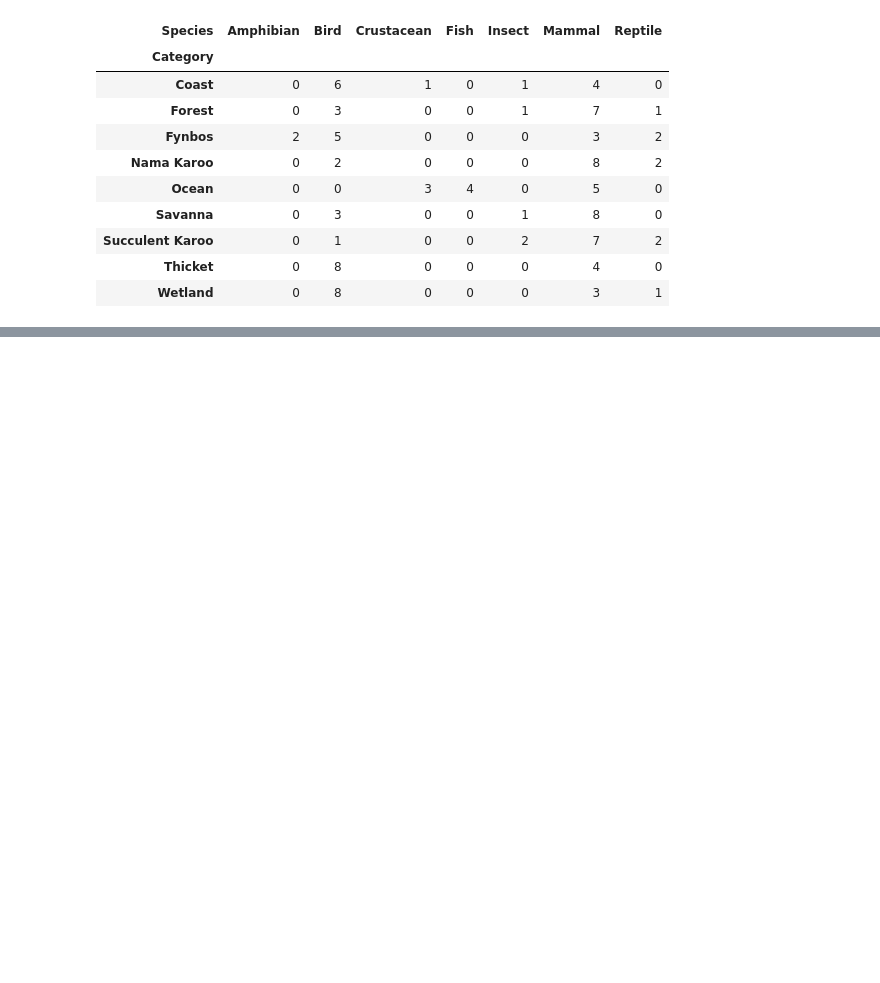
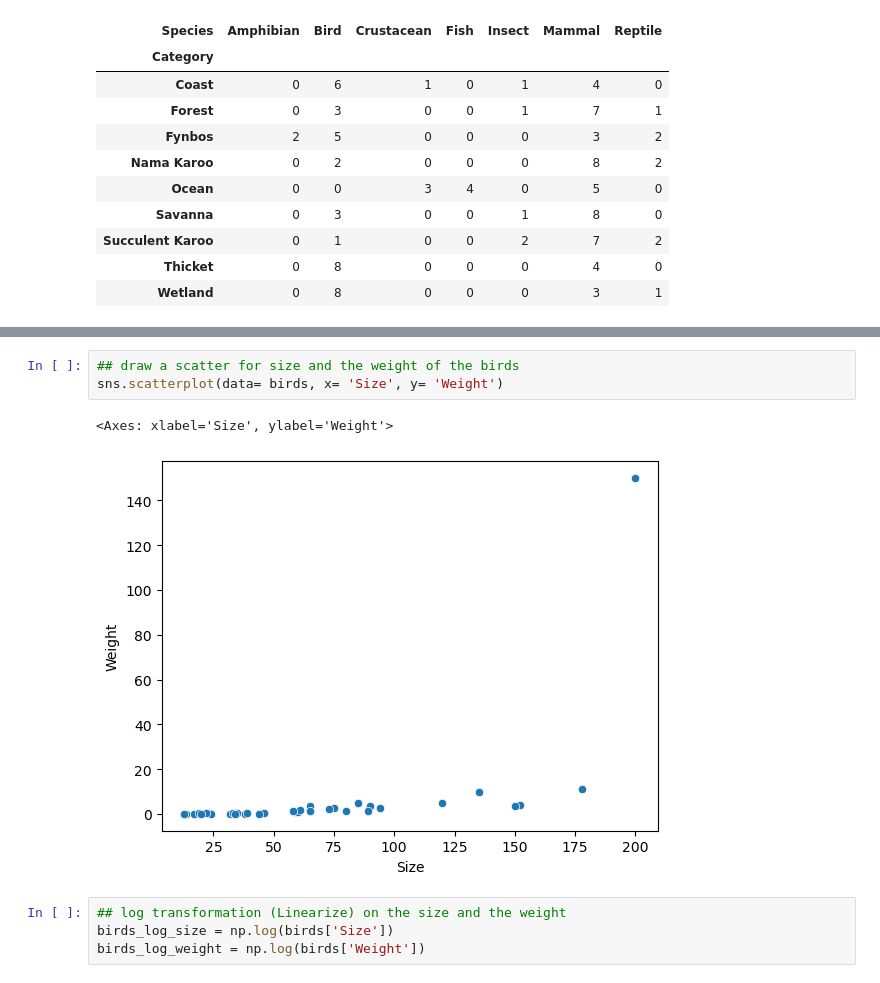
Before and after one commit to topollonaketsana/Coding-Summer-School-CSS, a Jupyter notebook: week 2/probability and statistics/EDA.ipynb, the cells around one changed output, grey strips where cells are left out. Cells and saved outputs as stored; diff of their text form; blank space fills up the shorter version.

```diff
--- a/week 2/probability and statistics/EDA.ipynb
+++ b/week 2/probability and statistics/EDA.ipynb
@@ -129,0 +292,10 @@ twoway
+# %%
+## draw a scatter for size and the weight of the birds
+sns.scatterplot(data= birds, x= 'Size', y= 'Weight')
+# %% [output]
+<Axes: xlabel='Size', ylabel='Weight'>
+[figure, added]
+# %%
+## log transformation (Linearize) on the size and the weight
+birds_log_size = np.log(birds['Size'])
+birds_log_weight = np.log(birds['Weight'])
```
Also changed, not shown: parts of 27 cells of this notebook, 8 other files.
